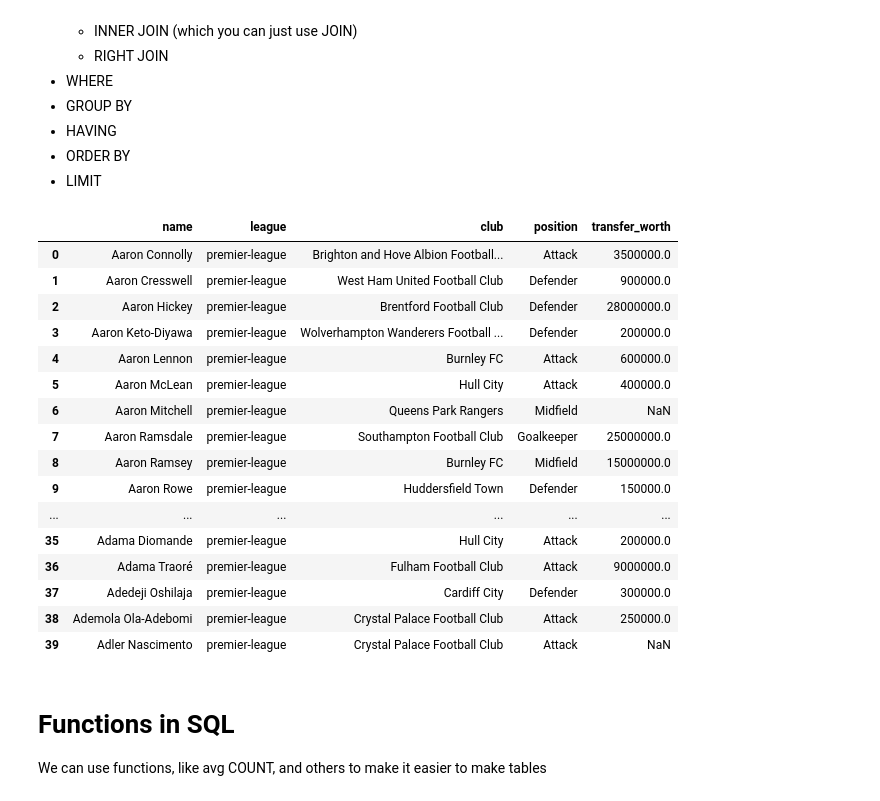
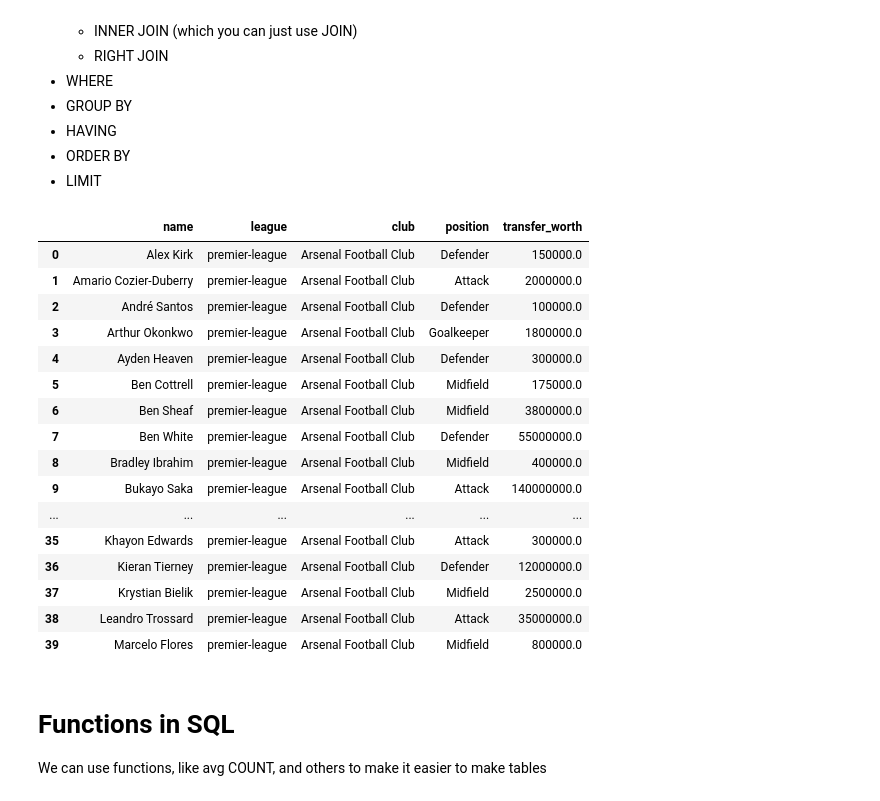
Before and after one commit to shadtome/Score-data, a Jupyter notebook: data_explore/transfer_market_examples.ipynb, the cells around one changed output. Saved outputs shown, nothing was run; the diff lists cells and outputs as text; code cells hidden in the pictures.

```diff
--- a/data_explore/transfer_market_examples.ipynb
+++ b/data_explore/transfer_market_examples.ipynb
@@ -58,40 +58,40 @@ The usual order for the captilized words in SQL is
 # %%
 con = sql.connect(path)
 
 players_EPL_2425 = pd.read_sql("""SELECT players.name AS name,
                                 competitions.name AS league,
                                players.current_club_name AS club,
                                players.position AS position,
                                players.market_value_in_eur as transfer_worth
                                FROM players
                                LEFT JOIN competitions ON competitions.competition_id = players.current_club_domestic_competition_id
-                               WHERE league = 'premier-league'
+                               WHERE league = 'premier-league' and club='Arsenal Football Club'
                                ORDER BY name
                                LIMIT 40;""",con)
 
 con.close()
 
 players_EPL_2425.dropna()
 
 players_EPL_2425
 # %% [output]
 |  | name | league | club | position | transfer_worth |
-| 0 | Aaron Connolly | premier-league | Brighton and Hove Albion Football... | Attack | 3500000.0 |
-| 1 | Aaron Cresswell | premier-league | West Ham United Football Club | Defender | 900000.0 |
-| 2 | Aaron Hickey | premier-league | Brentford Football Club | Defender | 28000000.0 |
-| 3 | Aaron Keto-Diyawa | premier-league | Wolverhampton Wanderers Football ... | Defender | 200000.0 |
-| 4 | Aaron Lennon | premier-league | Burnley FC | Attack | 600000.0 |
-| 5 | Aaron McLean | premier-league | Hull City | Attack | 400000.0 |
-| 6 | Aaron Mitchell | premier-league | Queens Park Rangers | Midfield | NaN |
-| 7 | Aaron Ramsdale | premier-league | Southampton Football Club | Goalkeeper | 25000000.0 |
-| 8 | Aaron Ramsey | premier-league | Burnley FC | Midfield | 15000000.0 |
-| 9 | Aaron Rowe | premier-league | Huddersfield Town | Defender | 150000.0 |
+| 0 | Alex Kirk | premier-league | Arsenal Football Club | Defender | 150000.0 |
+| 1 | Amario Cozier-Duberry | premier-league | Arsenal Football Club | Attack | 2000000.0 |
+| 2 | André Santos | premier-league | Arsenal Football Club | Defender | 100000.0 |
+| 3 | Arthur Okonkwo | premier-league | Arsenal Football Club | Goalkeeper | 1800000.0 |
+| 4 | Ayden Heaven | premier-league | Arsenal Football Club | Defender | 300000.0 |
+| 5 | Ben Cottrell | premier-league | Arsenal Football Club | Midfield | 175000.0 |
+| 6 | Ben Sheaf | premier-league | Arsenal Football Club | Midfield | 3800000.0 |
+| 7 | Ben White | premier-league | Arsenal Football Club | Defender | 55000000.0 |
+| 8 | Bradley Ibrahim | premier-league | Arsenal Football Club | Midfield | 400000.0 |
+| 9 | Bukayo Saka | premier-league | Arsenal Football Club | Attack | 140000000.0 |
 | ... | ... | ... | ... | ... | ... |
-| 35 | Adama Diomande | premier-league | Hull City | Attack | 200000.0 |
-| 36 | Adama Traoré | premier-league | Fulham Football Club | Attack | 9000000.0 |
-| 37 | Adedeji Oshilaja | premier-league | Cardiff City | Defender | 300000.0 |
-| 38 | Ademola Ola-Adebomi | premier-league | Crystal Palace Football Club | Attack | 250000.0 |
-| 39 | Adler Nascimento | premier-league | Crystal Palace Football Club | Attack | NaN |
+| 35 | Khayon Edwards | premier-league | Arsenal Football Club | Attack | 300000.0 |
+| 36 | Kieran Tierney | premier-league | Arsenal Football Club | Defender | 12000000.0 |
+| 37 | Krystian Bielik | premier-league | Arsenal Football Club | Midfield | 2500000.0 |
+| 38 | Leandro Trossard | premier-league | Arsenal Football Club | Attack | 35000000.0 |
+| 39 | Marcelo Flores | premier-league | Arsenal Football Club | Midfield | 800000.0 |
 # %% [markdown]
 # Functions in SQL
 
```
Also changed, not shown: parts of 6 cells of this notebook, 4 other files.
